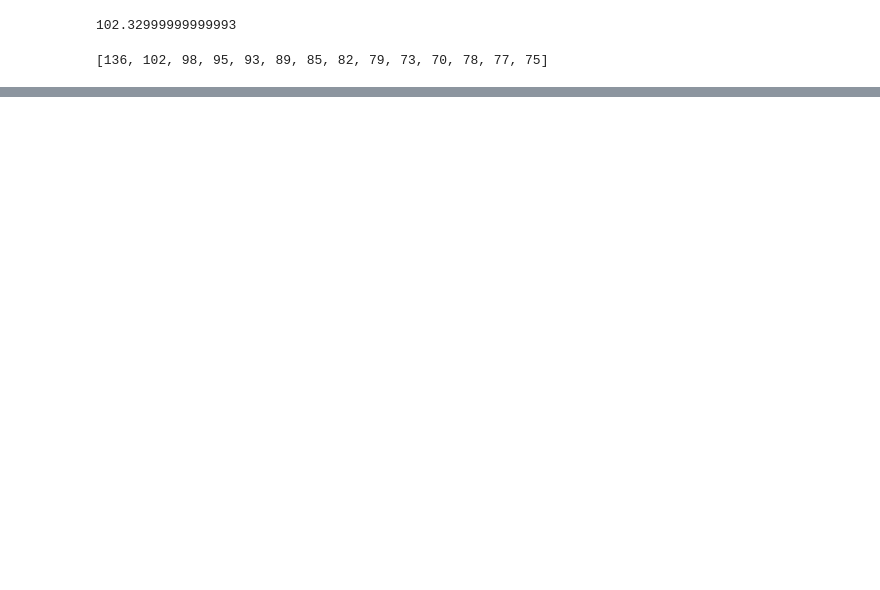
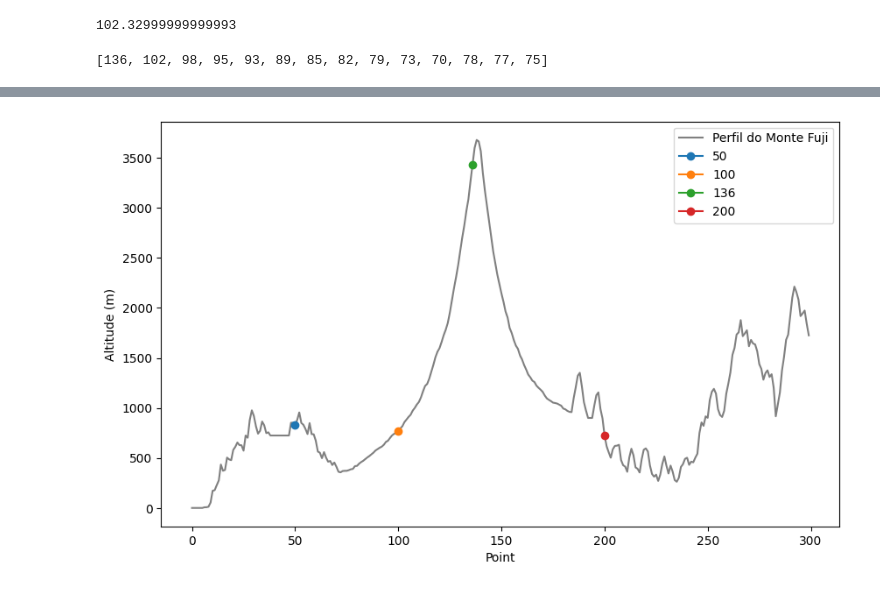
Before and after one commit to Cindy-eng/AI-Data-Engineer--Assignments, a Jupyter notebook: 10_Mt_Fuji_Shimoyama_Problem.ipynb, the cells around one changed output, grey strips where cells are left out. Drawn from its saved outputs; the diff is of its cells as text; code cells hidden in the pictures; blank space fills up the shorter version.

```diff
--- a/10_Mt_Fuji_Shimoyama_Problem.ipynb
+++ b/10_Mt_Fuji_Shimoyama_Problem.ipynb
@@ -85,0 +113,18 @@ plt.show()
+# %%
+#[Problem 7] Visualization of the descent process for each initial value
+
+start_points = [50, 100, 136, 200]
+plt.figure(figsize=(10, 6))
+plt.plot(fuji[:, 3], label="Perfil do Monte Fuji", color='gray')
+
+for start in start_points:
+    path = descend_mountain(fuji, start)
+    elevations = [fuji[p, 3] for p in path]
+    plt.plot(path, elevations, marker='o', label=f"{start}")
+
+plt.xlabel("Point")
+plt.ylabel("Altitude (m)")
+plt.legend()
+plt.show()
+# %% [output]
+[figure, added]
```
Also changed, not shown: parts of 5 cells of this notebook.
